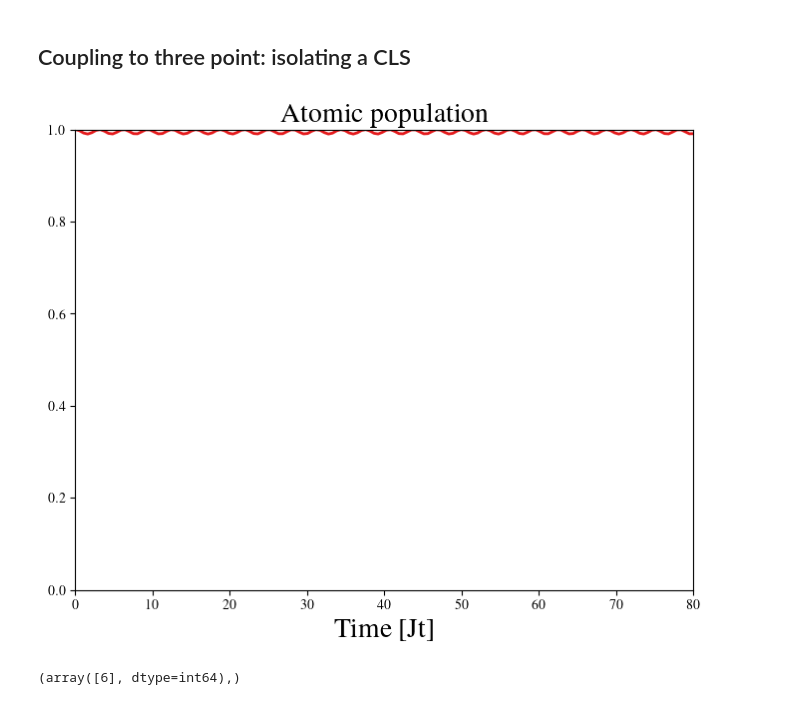
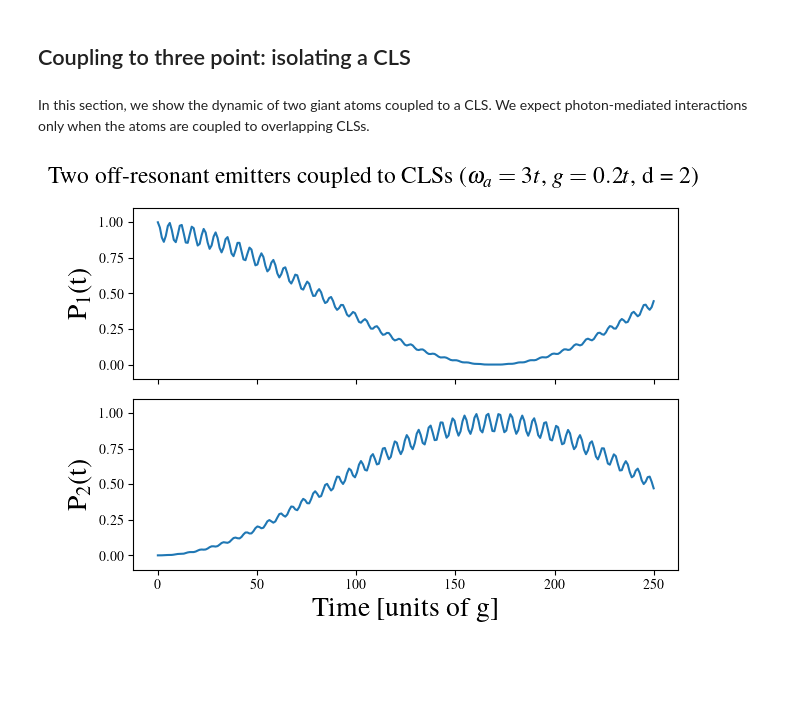
Before and after one commit to enrico0014/QOptics_FB, a Jupyter notebook: sawtooth/ST_emitter.ipynb, the cells around one changed output. Drawn from its saved outputs; the diff is of its cells as text; code cells hidden in the pictures; blank space fills up the shorter version.

```diff
--- a/sawtooth/ST_emitter.ipynb
+++ b/sawtooth/ST_emitter.ipynb
@@ -59,5 +61,5 @@ We set the optimal parameters to get a flat band.
 # %%
-N = 200 #number of primitive cells
+N = 100 #number of primitive cells
 n = 2*N #number of points
 
 eps_a = eps_b = 0.
@@ -626,6 +612,9 @@ plt.show()
 # %% [markdown]
 ## Coupling to three point: isolating a CLS
+# %% [markdown]
+In this section, we show the dynamic of two giant atoms coupled to a CLS. We expect photon-mediated interactions only when the atoms are coupled to overlapping CLSs.
 # %%
-omega0 = 4. #atom frequency
-g = 0.1 #atom-cavity coupling
+omega1 = 3. #atom frequency
+omega2 = 3.
+g = 0.2 #atom-cavity coupling
 # %%
@@ -640,5 +636,5 @@ H[N+1,-1] -= g/2
 
 H += np.conjugate(H.transpose())
 # %%
-t = np.linspace(0,80,150)
-pop, phot = time_evol(t,H)
+t = np.linspace(0,250,250)
+pop, phot = time_evol(t,H,2,[1.,0.])
@@ -645,27 +644,23 @@ pop, phot = time_evol(t,H)
 # %%
-fig = plt.figure(figsize=(8,6))
+fig, ax = plt.subplots(nrows=2,ncols=1,sharex=True,tight_layout=1)
 
-fac = 1.9498285473526304
-pop_at = np.real(pop*np.conjugate(pop))
-plt.plot(t,pop_at,c='#e41a1c',lw=2,label="Data")
-#plt.plot(t,JC_atom(t,fac*g/3,omega0-2),ls="--",label="Fit",c='#dede00')
+plt.suptitle(r"Two off-resonant emitters coupled to CLSs ($\omega_a = 3t$, $g=0.2t$, d = 2)",fontsize=17)
+ax[0].plot(t,pop[0]*np.conjugate(pop[0]))
+#ax[0].plot(t,np.cos(gg*t)**2, ls = "--", label=f"$\Omega = {gg:.2e}$")
+ax[1].plot(t,pop[1]*np.conjugate(pop[1]))
+#ax[1].plot(t,np.sin(gg*t)**2, ls= "--")
 
-plt.title(f"Atomic population",fontsize=20)
-plt.xlabel("Time [Jt]",fontsize=20)
+ax[0].set_ylabel(r"P$_1$(t)",fontsize=20)
+ax[1].set_ylabel(r"P$_2$(t)",fontsize=20)
+ax[1].set_xlabel("Time [units of g]",fontsize=20)
 
-plt.xlim(0,t[-1])
-plt.ylim(0.,1)
-plt.xticks(fontsize=10)
-plt.yticks(fontsize=10)
+ax[0].set_ylim(-0.1,1.1)
+ax[1].set_ylim(-0.1,1.1)
+#ax[0].legend()
 
-#plt.savefig(f"plots/Asite/at_A_{omega0*100:.0f}.png")
 plt.show()
 # %% [output]
-[figure, old version]
+[figure, new version]
-# %%
-np.where(pop_at == max(pop_at[1:20]))
-# %% [output]
-(array([6], dtype=int64),)
 # %%
 pop_phot = np.zeros((n,len(t)))
 
```
Also changed, not shown: parts of 65 cells of this notebook.
